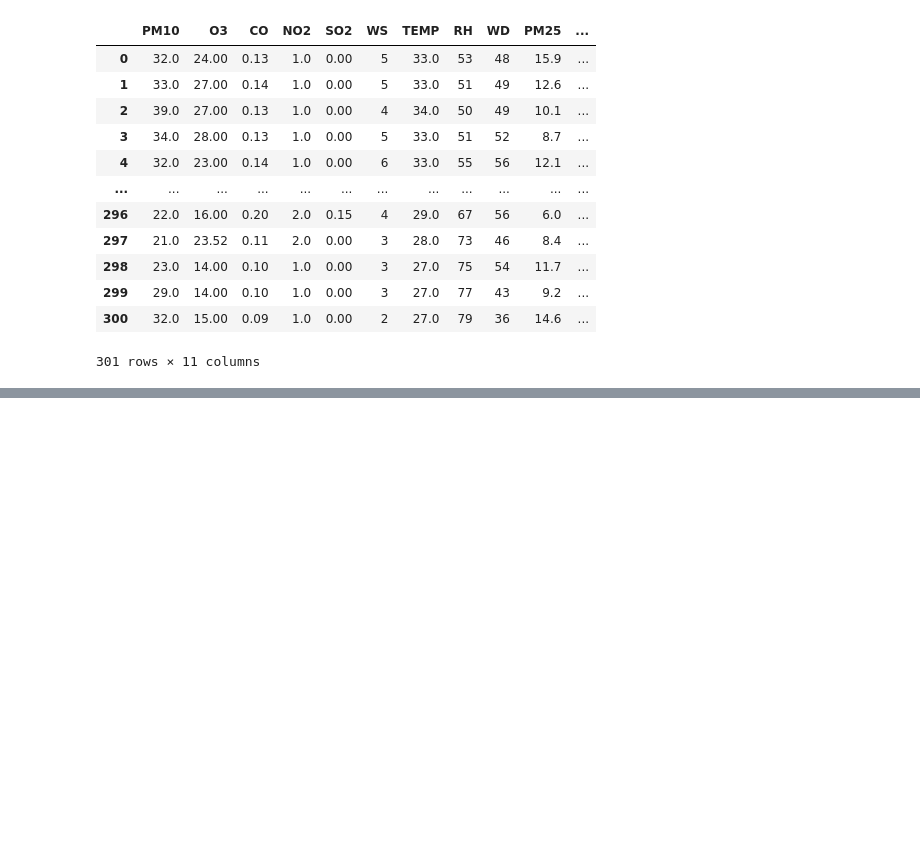
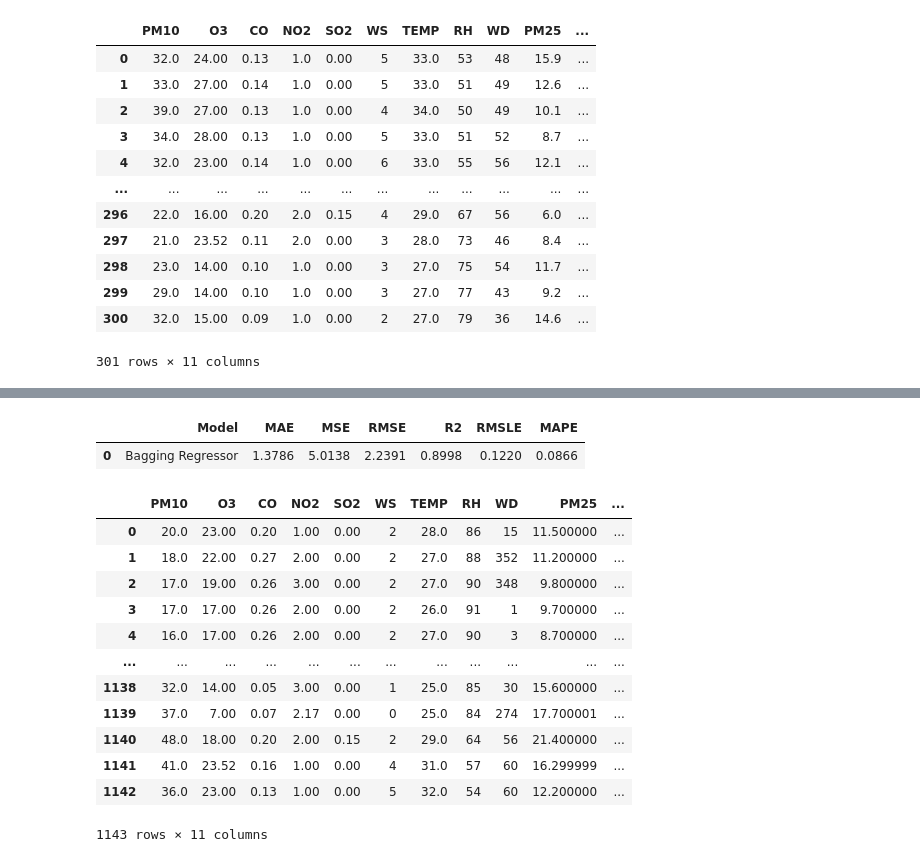
Before and after one commit to jayjiratta/predict_pm2.5, a Jupyter notebook: predict.ipynb, the cells around one changed output, grey strips where cells are left out. Drawn from its saved outputs; the diff is of its cells as text; code cells hidden in the pictures; blank space fills up the shorter version.

```diff
--- a/predict.ipynb
+++ b/predict.ipynb
@@ -115,0 +158,19 @@ save_model(lightgbm, 'lightgbm_pipeline')
+# %%
+pre1 = predict_model(bagged,data=data)
+pre1
+# %% [output]
+|  | Model | MAE | MSE | RMSE | R2 | RMSLE | MAPE |
+| 0 | Bagging Regressor | 1.3786 | 5.0138 | 2.2391 | 0.8998 | 0.1220 | 0.0866 |
+|  | PM10 | O3 | CO | NO2 | SO2 | WS | TEMP | RH | WD | PM25 | ... |
+| 0 | 20.0 | 23.00 | 0.20 | 1.00 | 0.00 | 2 | 28.0 | 86 | 15 | 11.500000 | ... |
+| 1 | 18.0 | 22.00 | 0.27 | 2.00 | 0.00 | 2 | 27.0 | 88 | 352 | 11.200000 | ... |
+| 2 | 17.0 | 19.00 | 0.26 | 3.00 | 0.00 | 2 | 27.0 | 90 | 348 | 9.800000 | ... |
+| 3 | 17.0 | 17.00 | 0.26 | 2.00 | 0.00 | 2 | 26.0 | 91 | 1 | 9.700000 | ... |
+| 4 | 16.0 | 17.00 | 0.26 | 2.00 | 0.00 | 2 | 27.0 | 90 | 3 | 8.700000 | ... |
+| ... | ... | ... | ... | ... | ... | ... | ... | ... | ... | ... | ... |
+| 1138 | 32.0 | 14.00 | 0.05 | 3.00 | 0.00 | 1 | 25.0 | 85 | 30 | 15.600000 | ... |
+| 1139 | 37.0 | 7.00 | 0.07 | 2.17 | 0.00 | 0 | 25.0 | 84 | 274 | 17.700001 | ... |
+| 1140 | 48.0 | 18.00 | 0.20 | 2.00 | 0.15 | 2 | 29.0 | 64 | 56 | 21.400000 | ... |
+| 1141 | 41.0 | 23.52 | 0.16 | 1.00 | 0.00 | 4 | 31.0 | 57 | 60 | 16.299999 | ... |
+| 1142 | 36.0 | 23.00 | 0.13 | 1.00 | 0.00 | 5 | 32.0 | 54 | 60 | 12.200000 | ... |
+1143 rows × 11 columns
```
Also changed, not shown: parts of 5 cells of this notebook, 2 other files.
